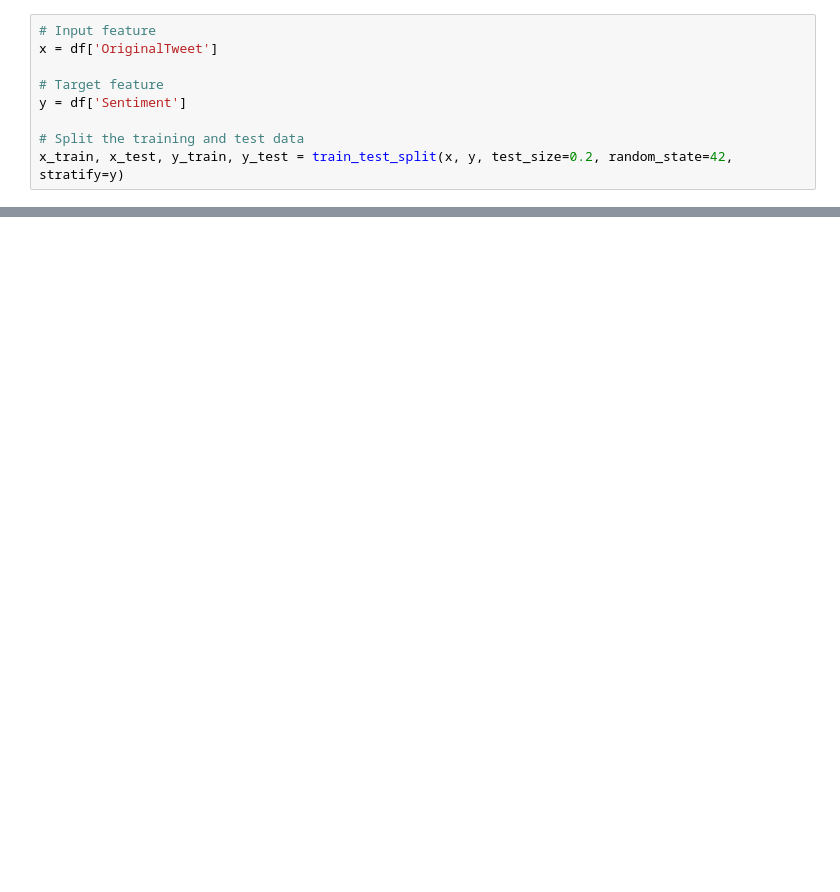
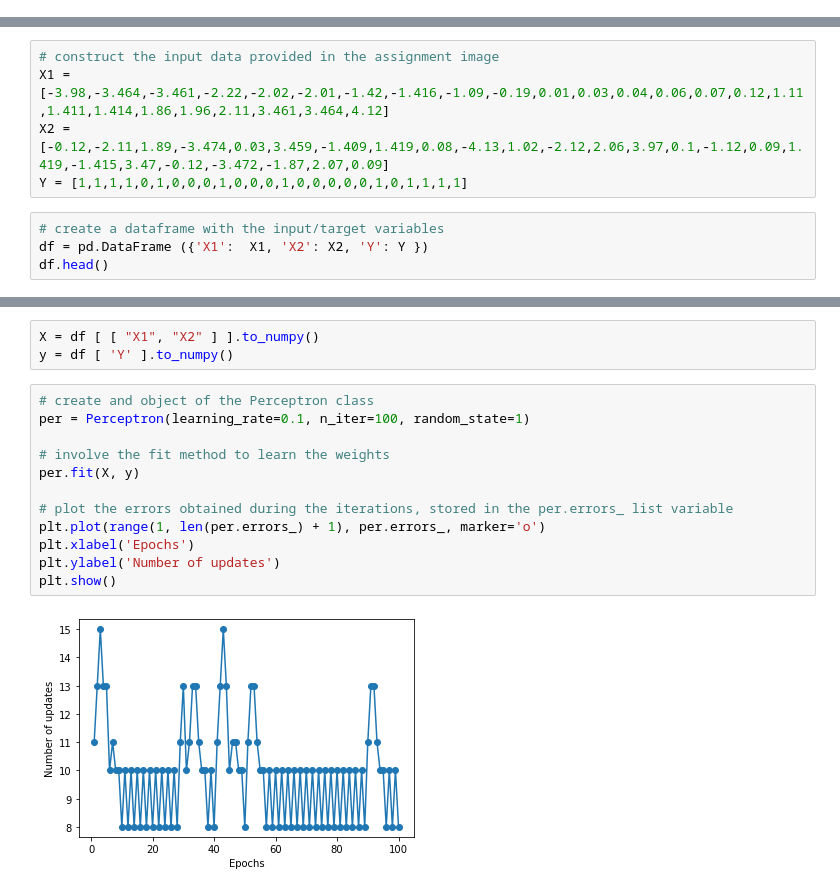
Before and after one commit to sudheendrantl/Python-Notebooks-BITS-Assignments, a Jupyter notebook: Deep Learning and ANN Assignment1 2020AIML003.ipynb, the cells around one changed output, grey strips where cells are left out. Drawn from its saved outputs; the diff is of its cells as text; blank space fills up the shorter version.

```diff
--- a/Deep Learning and ANN Assignment1 2020AIML003.ipynb
+++ b/Deep Learning and ANN Assignment1 2020AIML003.ipynb
@@ -161,9 +0,0 @@ df
-# %%
-# Input feature
-x = df['OriginalTweet']
-
-# Target feature
-y = df['Sentiment']
-
-# Split the training and test data
-x_train, x_test, y_train, y_test = train_test_split(x, y, test_size=0.2, random_state=42, stratify=y)
@@ -357,0 +53,9 @@ winsound.MessageBeep()
+# %%
+# construct the input data provided in the assignment image
+X1 = [-3.98,-3.464,-3.461,-2.22,-2.02,-2.01,-1.42,-1.416,-1.09,-0.19,0.01,0.03,0.04,0.06,0.07,0.12,1.11,1.411,1.414,1.86,1.96,2.11,3.461,3.464,4.12]
+X2 = [-0.12,-2.11,1.89,-3.474,0.03,3.459,-1.409,1.419,0.08,-4.13,1.02,-2.12,2.06,3.97,0.1,-1.12,0.09,1.419,-1.415,3.47,-0.12,-3.472,-1.87,2.07,0.09]
+Y = [1,1,1,1,0,1,0,0,0,1,0,0,0,1,0,0,0,0,0,1,0,1,1,1,1]
+# %%
+# create a dataframe with the input/target variables
+df = pd.DataFrame ({'X1':  X1, 'X2': X2, 'Y': Y })
+df.head()
@@ -357,0 +179,17 @@ winsound.MessageBeep()
+# %%
+X = df [ [ "X1", "X2" ] ].to_numpy()
+y = df [ 'Y' ].to_numpy()
+# %%
+# create and object of the Perceptron class
+per = Perceptron(learning_rate=0.1, n_iter=100, random_state=1)
+
+# involve the fit method to learn the weights
+per.fit(X, y)
+
+# plot the errors obtained during the iterations, stored in the per.errors_ list variable
+plt.plot(range(1, len(per.errors_) + 1), per.errors_, marker='o')
+plt.xlabel('Epochs')
+plt.ylabel('Number of updates')
+plt.show()
+# %% [output]
+[figure, added]
```
Also changed, not shown: parts of 85 cells of this notebook, 20 other files.
